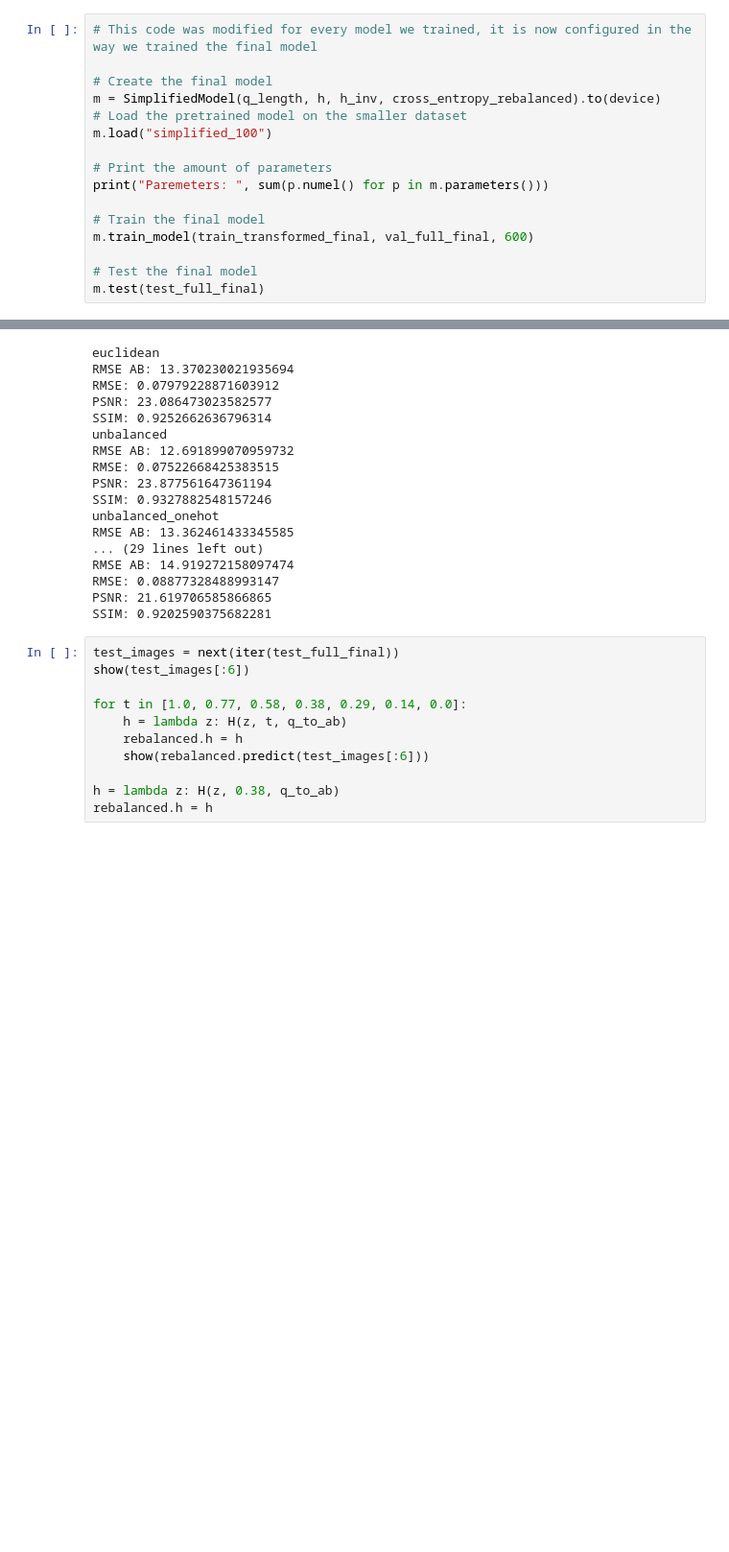
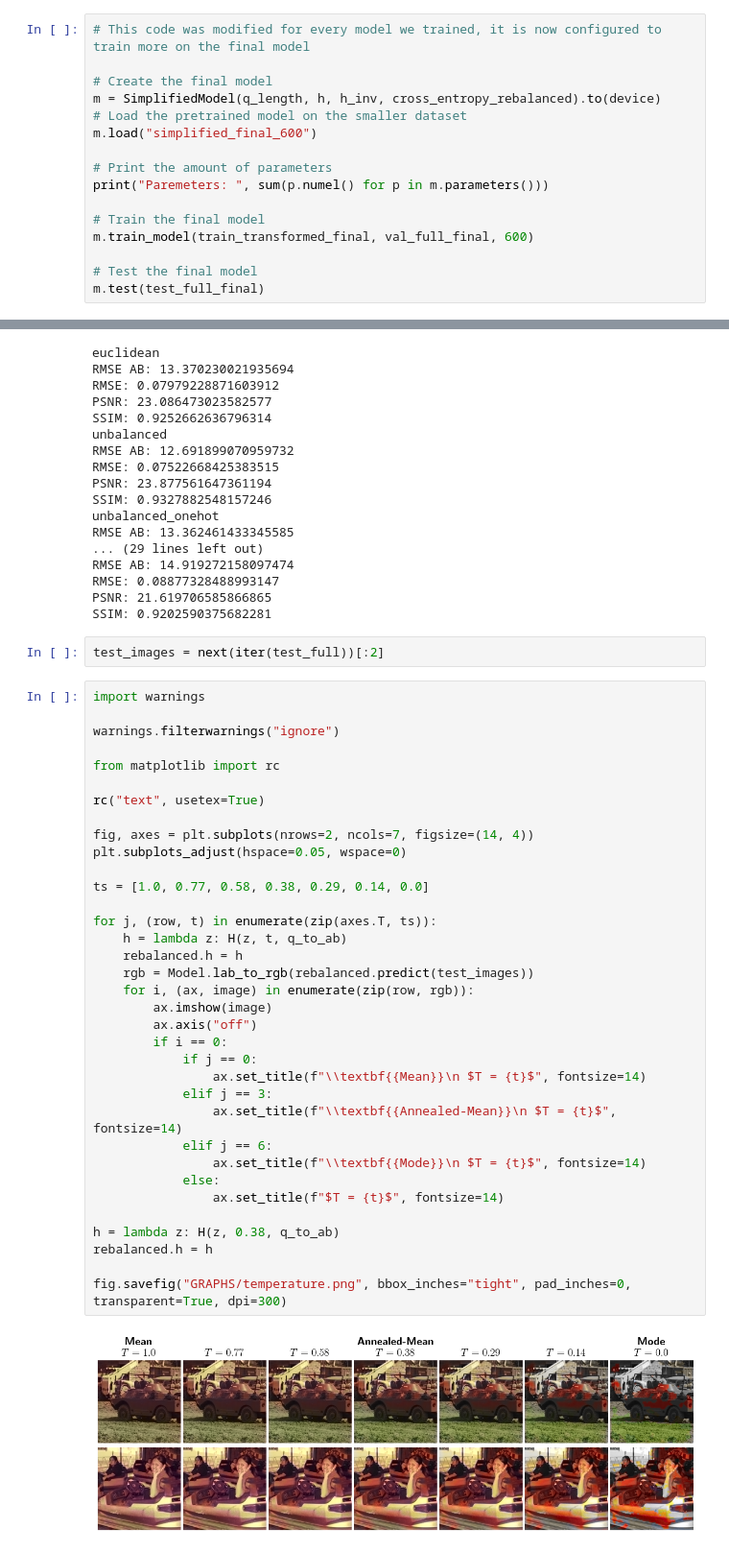
Before and after one commit to WardGauderis/Image-Colourisation, a Jupyter notebook: colorization.ipynb, the cells around one changed output, grey strips where cells are left out. Shown at 96% size. Drawn from its saved outputs; the diff is of its cells as text; blank space fills up the shorter version.

Commit message:
Figure preparation

```diff
--- a/colorization.ipynb
+++ b/colorization.ipynb
@@ -266,12 +265,12 @@ v_prepared = lambda z: v(z, weights)
 cross_entropy_rebalanced = lambda y_pred, y: Model.cross_entropy_rebalanced(y_pred, y, v_prepared)
 cross_entropy = Model.cross_entropy
 # %%
-# This code was modified for every model we trained, it is now configured in the way we trained the final model
+# This code was modified for every model we trained, it is now configured to train more on the final model
 
 # Create the final model
 m = SimplifiedModel(q_length, h, h_inv, cross_entropy_rebalanced).to(device)
 # Load the pretrained model on the smaller dataset
-m.load("simplified_100")
+m.load("simplified_final_600")
 
 # Print the amount of parameters
 print("Paremeters: ", sum(p.numel() for p in m.parameters()))
@@ -393,14 +392,42 @@ RMSE AB: 14.919272158097474
 RMSE: 0.08877328488993147
 PSNR: 21.619706585866865
 SSIM: 0.9202590375682281
-# %%
-test_images = next(iter(test_full_final))
-show(test_images[:6])
-
-for t in [1.0, 0.77, 0.58, 0.38, 0.29, 0.14, 0.0]:
-    h = lambda z: H(z, t, q_to_ab)
-    rebalanced.h = h
-    show(rebalanced.predict(test_images[:6]))
-
-h = lambda z: H(z, 0.38, q_to_ab)
-rebalanced.h = h
+# %%
+test_images = next(iter(test_full))[:2]
+# %%
+import warnings
+
+warnings.filterwarnings("ignore")
+
+from matplotlib import rc
+
+rc("text", usetex=True)
+
+fig, axes = plt.subplots(nrows=2, ncols=7, figsize=(14, 4))
+plt.subplots_adjust(hspace=0.05, wspace=0)
+
+ts = [1.0, 0.77, 0.58, 0.38, 0.29, 0.14, 0.0]
+
+for j, (row, t) in enumerate(zip(axes.T, ts)):
+    h = lambda z: H(z, t, q_to_ab)
+    rebalanced.h = h
+    rgb = Model.lab_to_rgb(rebalanced.predict(test_images))
+    for i, (ax, image) in enumerate(zip(row, rgb)):
+        ax.imshow(image)
+        ax.axis("off")
+        if i == 0:
+            if j == 0:
+                ax.set_title(f"\\textbf{{Mean}}\n $T = {t}$", fontsize=14)
+            elif j == 3:
+                ax.set_title(f"\\textbf{{Annealed-Mean}}\n $T = {t}$", fontsize=14)
+            elif j == 6:
+                ax.set_title(f"\\textbf{{Mode}}\n $T = {t}$", fontsize=14)
+            else:
+                ax.set_title(f"$T = {t}$", fontsize=14)
+
+h = lambda z: H(z, 0.38, q_to_ab)
+rebalanced.h = h
+
+fig.savefig("GRAPHS/temperature.png", bbox_inches="tight", pad_inches=0, transparent=True, dpi=300)
+# %% [output]
+[figure, added]
```
Also changed, not shown: parts of 5 cells of this notebook, 3 other files.
